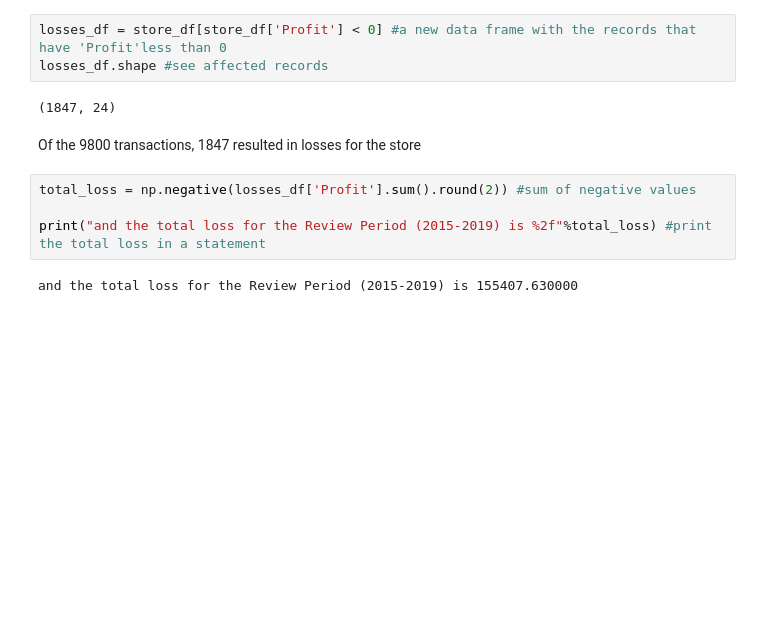
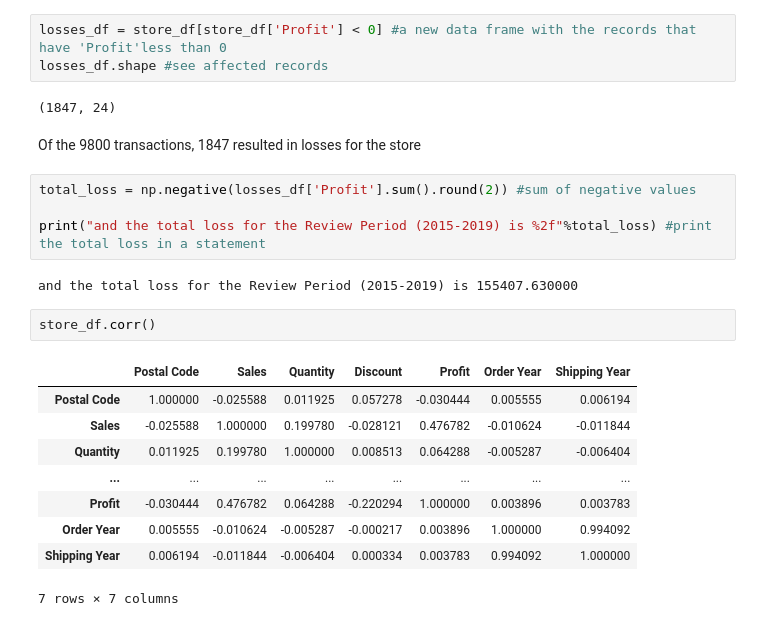
Before and after one commit to WayneNyariroh/StoreSales_Analysis, a Jupyter notebook: superStoreSales_EDA.ipynb, the cells around one changed output. Saved outputs shown, nothing was run; the diff lists cells and outputs as text; blank space fills up the shorter version.

```diff
--- a/superStoreSales_EDA.ipynb
+++ b/superStoreSales_EDA.ipynb
@@ -657,3 +657,15 @@ total_loss = np.negative(losses_df['Profit'].sum().round(2)) #sum of negative va
 print("and the total loss for the Review Period (2015-2019) is %2f"%total_loss) #print the total loss in a statement
 # %% [output]
 and the total loss for the Review Period (2015-2019) is 155407.630000
+# %%
+store_df.corr()
+# %% [output]
+|  | Postal Code | Sales | Quantity | Discount | Profit | Order Year | Shipping Year |
+| Postal Code | 1.000000 | -0.025588 | 0.011925 | 0.057278 | -0.030444 | 0.005555 | 0.006194 |
+| Sales | -0.025588 | 1.000000 | 0.199780 | -0.028121 | 0.476782 | -0.010624 | -0.011844 |
+| Quantity | 0.011925 | 0.199780 | 1.000000 | 0.008513 | 0.064288 | -0.005287 | -0.006404 |
+| ... | ... | ... | ... | ... | ... | ... | ... |
+| Profit | -0.030444 | 0.476782 | 0.064288 | -0.220294 | 1.000000 | 0.003896 | 0.003783 |
+| Order Year | 0.005555 | -0.010624 | -0.005287 | -0.000217 | 0.003896 | 1.000000 | 0.994092 |
+| Shipping Year | 0.006194 | -0.011844 | -0.006404 | 0.000334 | 0.003783 | 0.994092 | 1.000000 |
+7 rows × 7 columns
```
Also changed, not shown: parts of 2 cells of this notebook, 3 other files.
